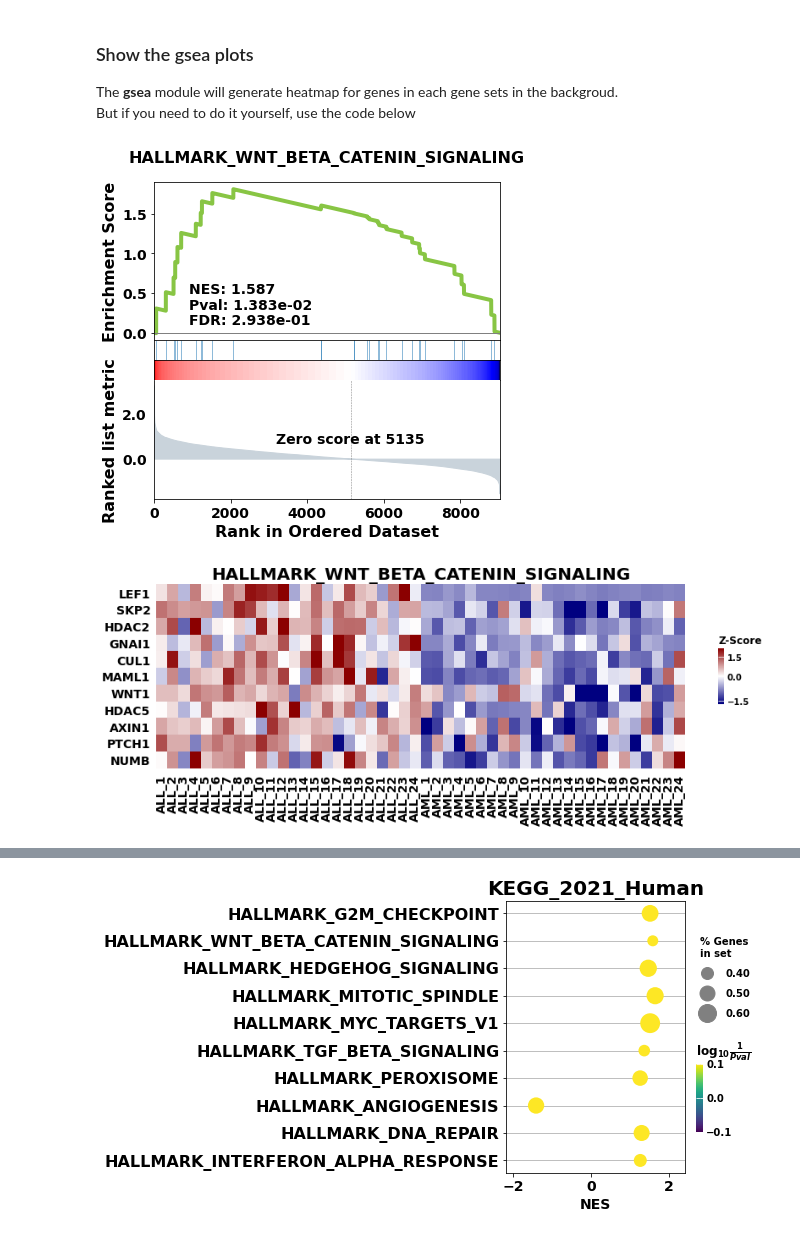
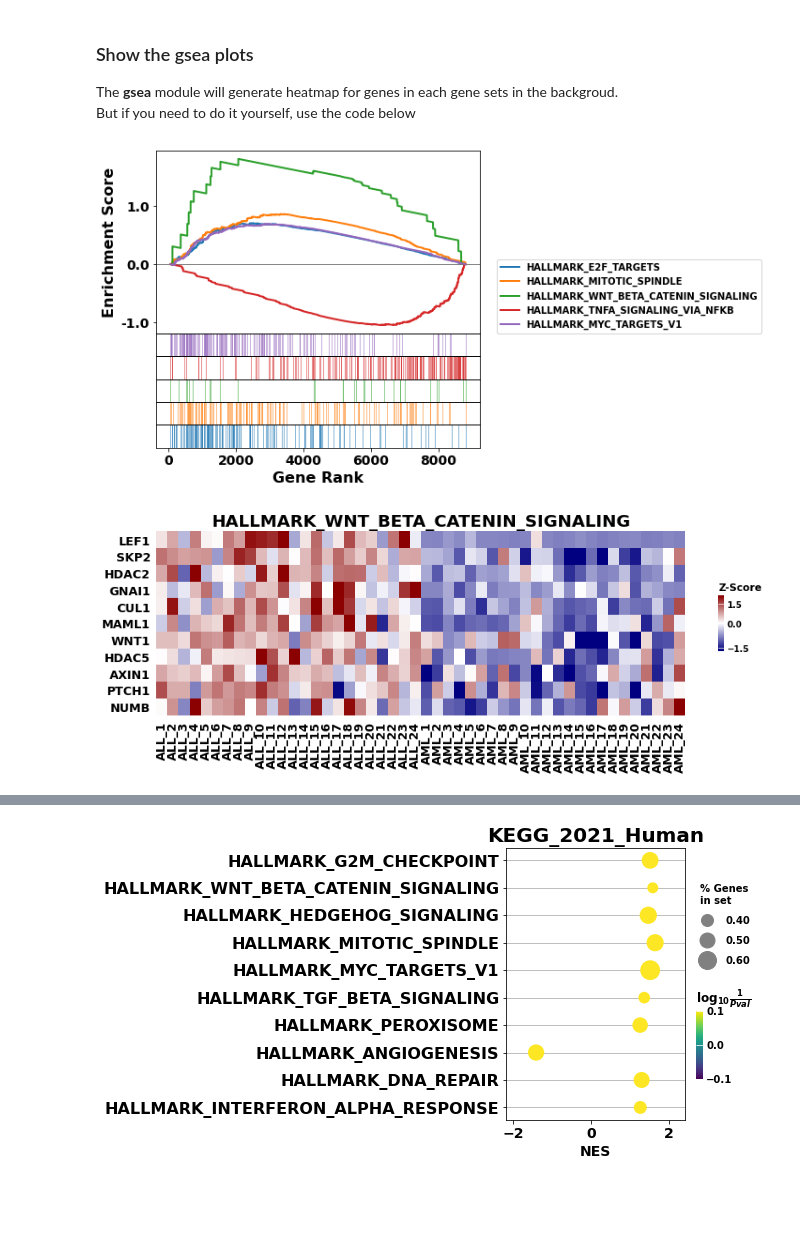
Before and after one commit to zqfang/GSEApy, a Jupyter notebook: docs/gseapy_example.ipynb, the cells around one changed output, grey strips where cells are left out. Saved outputs shown, nothing was run; the diff lists cells and outputs as text; code cells hidden in the pictures; blank space fills up the shorter version.

```diff
--- a/docs/gseapy_example.ipynb
+++ b/docs/gseapy_example.ipynb
@@ -560,3 +615,8 @@ gs_res.res2d.head()
 
 The **gsea** module will generate heatmap for genes in each gene sets in the backgroud.
 But if you need to do it yourself, use the code below
+# %%
+terms = gs_res.res2d.Term
+axs = gs_res.plot(terms[:5], show_ranking=False, legend_kws={'loc': (1.05, 0)}, )
+# %% [output]
+[figure, added]
@@ -563,15 +635,9 @@ But if you need to do it yourself, use the code below
 # %%
-from gseapy import gseaplot, heatmap
-terms = gs_res.res2d.Term
+from gseapy import heatmap
+# plotting heatmap
 i = 2
+genes = gs_res.res2d.Lead_genes[i].split(";")
 # Make sure that ``ofname`` is not None, if you want to save your figure to disk
-gseaplot(gs_res.ranking, term=terms[i], **gs_res.results[terms[i]])
+ax = heatmap(df = gs_res.heatmat.loc[genes], z_score=0, title=terms[i], figsize=(14,4))
 # %% [output]
-[figure, old version]
+[figure, new version]
-# %%
-# plotting heatmap
-genes = gs_res.res2d.Lead_genes[i].split(";")
-# Make sure that ``ofname`` is not None, if you want to save your figure to disk
-ax = heatmap(df = gs_res.heatmat.loc[genes], z_score=0, title=terms[i], figsize=(14,4))
-# %% [output]
-[figure, removed]
```
Also changed, not shown: parts of 25 cells of this notebook, 3 other files.
